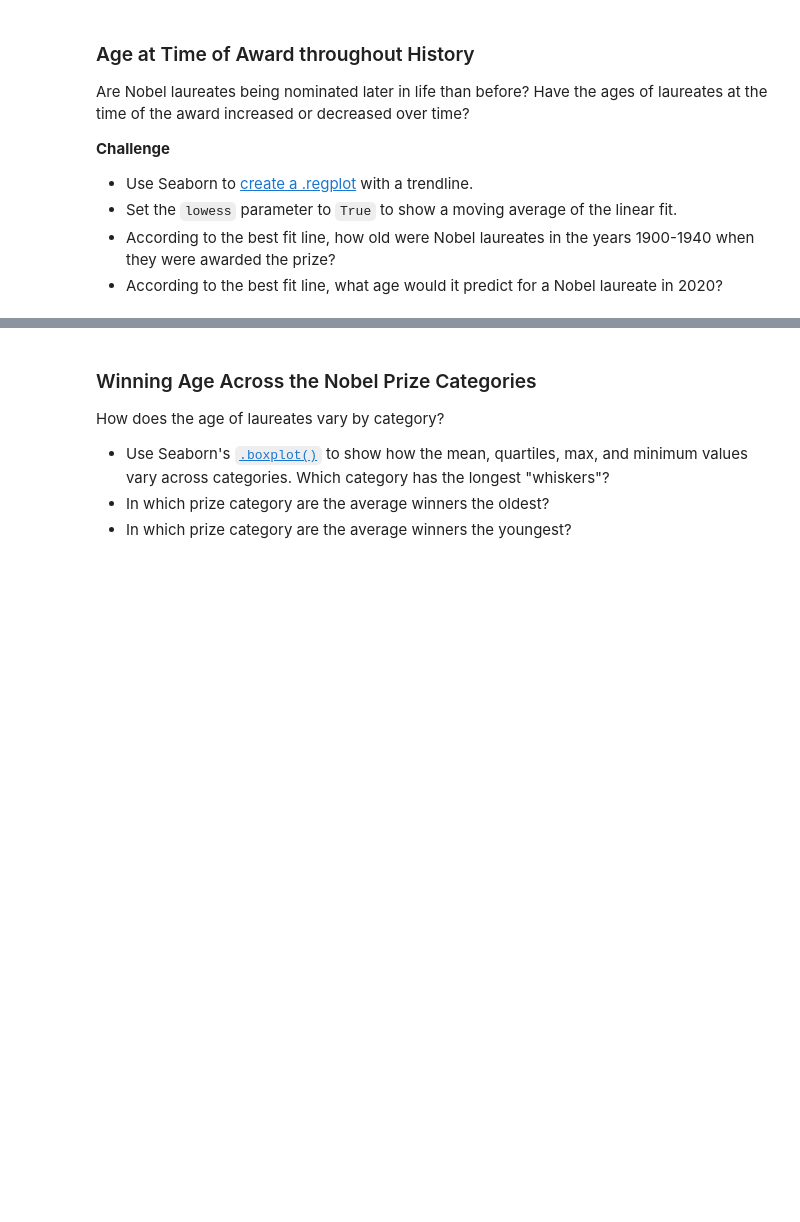
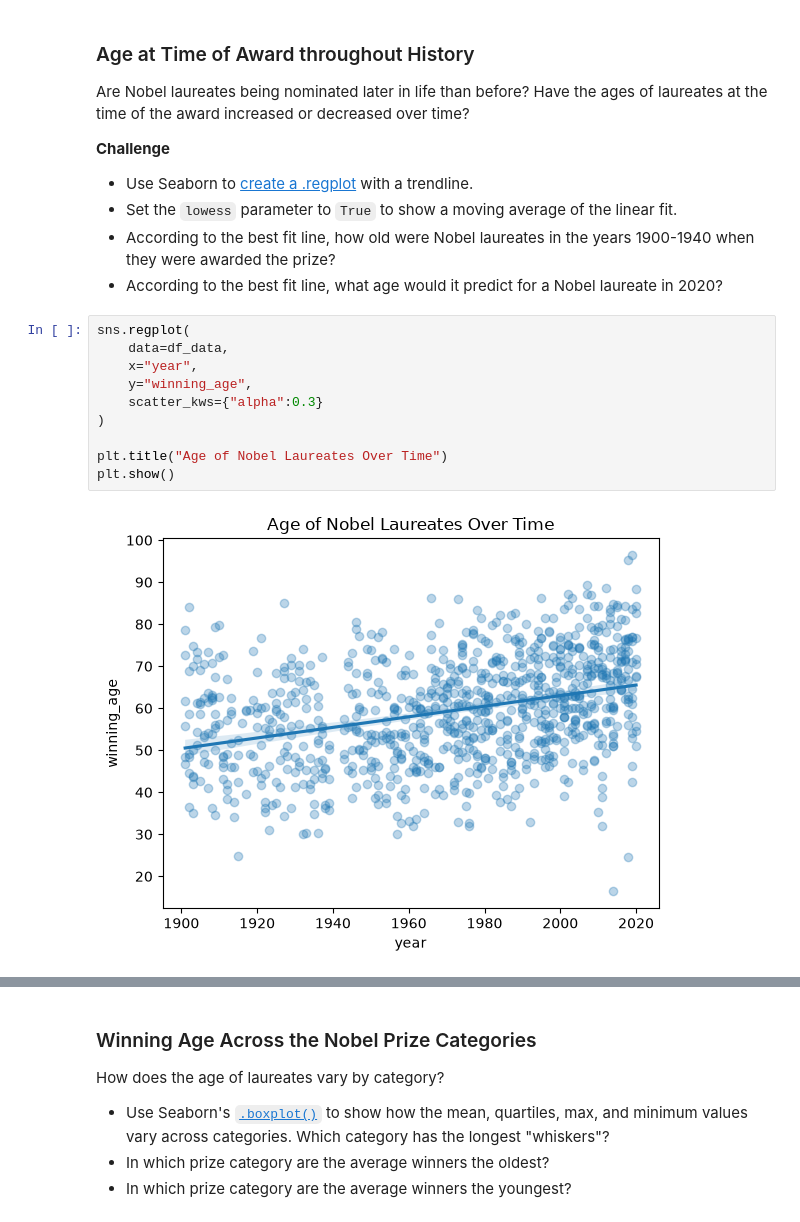
Before and after one commit to Aman88600/100-days-of-code, a Jupyter notebook: Day_79/Nobel+Prize+Analysis+Start/Nobel_Prize_Analysis_(start).ipynb, the cells around one changed output, grey strips where cells are left out. Saved outputs shown, nothing was run; the diff lists cells and outputs as text; blank space fills up the shorter version.

```diff
--- a/Day_79/Nobel+Prize+Analysis+Start/Nobel_Prize_Analysis_(start).ipynb
+++ b/Day_79/Nobel+Prize+Analysis+Start/Nobel_Prize_Analysis_(start).ipynb
@@ -1211,3 +1211,15 @@ Are Nobel laureates being nominated later in life than before? Have the ages of
 * Set the `lowess` parameter to `True` to show a moving average of the linear fit.
 * According to the best fit line, how old were Nobel laureates in the years 1900-1940 when they were awarded the prize?
 * According to the best fit line, what age would it predict for a Nobel laureate in 2020?
+# %%
+sns.regplot(
+    data=df_data,
+    x="year",
+    y="winning_age",
+    scatter_kws={"alpha":0.3}
+)
+
+plt.title("Age of Nobel Laureates Over Time")
+plt.show()
+# %% [output]
+[figure, added]
```
Also changed, not shown: parts of 5 cells of this notebook.
